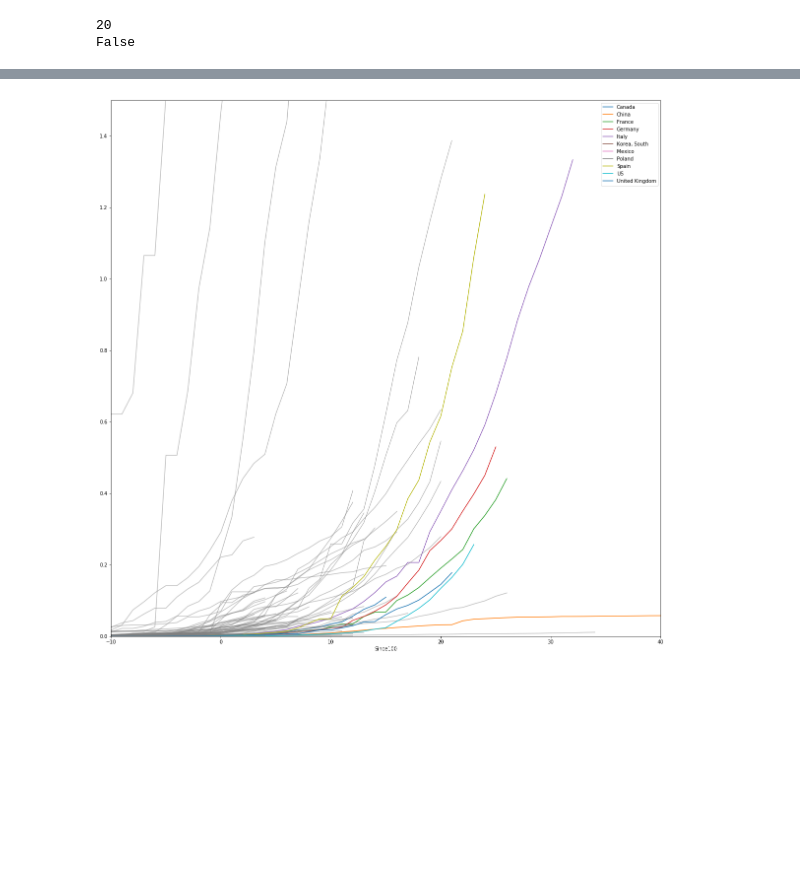
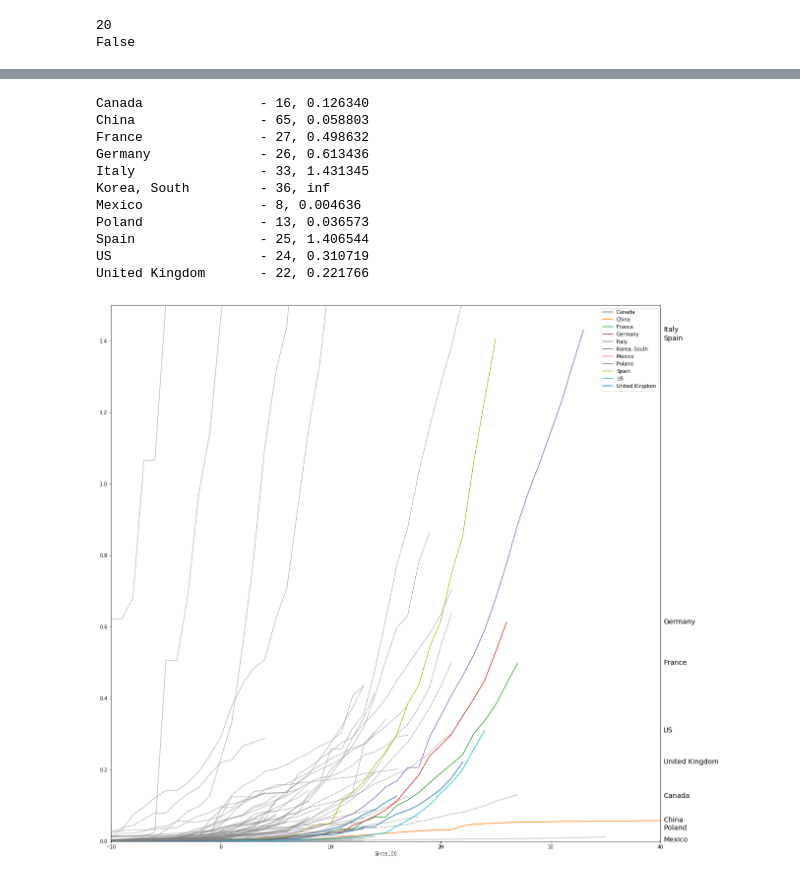
Before and after one commit to bartman/covid19, a Jupyter notebook: covid19-1.ipynb, the cells around one changed output, grey strips where cells are left out. Drawn from its saved outputs; the diff is of its cells as text; code cells hidden in the pictures; blank space fills up the shorter version.

```diff
--- a/covid19-1.ipynb
+++ b/covid19-1.ipynb
@@ -285,6 +290,7 @@ d = d.groupby(['Country/Region','Date'],as_index=False).agg(aggregation)
 countries = d['Country/Region'].unique()
 
 focus = ['Canada','US','China','Korea, South','United Kingdom','Poland','Mexico','Italy','Spain','France','Germany']
+#focus = ['Canada','US']
 
 #countries = focus
 #d = d[d['Country/Region'].isin(focus)]
@@ -307,32 +313,58 @@ for cn in countries:
     try:
         num = int(pop[pop['Country'] == pn]['SP.POP.TOTL'])
     except:
         pass
 
     try:
         c = d[d['Country/Region'] == cn]
         x = c[c['Confirmed'].gt(99)].index[0]
         s = c.loc[x]['Date']
         c = c.copy()
         c['Since100'] = c['Date'] - s
         c['Since100'] = c['Since100']/np.timedelta64(1,'D')
         c = c[c['Since100'] > -14]
 
         c['ConfPer1000'] = c['Confirmed'] * 1000 / num
 
 
         if cn in focus:
             c.plot(kind='line',x='Since100',y='ConfPer1000', label=cn, ax=ax)
+
+            end = c.tail(1)
+            ex = int(end['Since100'])
+            ey = float(end['ConfPer1000'])
+            print("%-20s - %u, %f" % (cn,ex,ey))
+
+            try:
+                if ey<10:
+                    ax.annotate(cn, xy=(1,ey), xytext=(6,0),
+                        xycoords = ax.get_yaxis_transform(), textcoords="offset points",
+                        size=14, va="center")
+            except Exception as err:
+                print(cn,err)
+                pass
+
         else:
             c.plot(kind='line',x='Since100',y='ConfPer1000', legend=False, color='gray', alpha=0.5, ax=ax)
 
     except Exception as err:
-        #print(err)
+        #print(cn,err)
         pass
 
 ax.set_xlim([-10,40])
 ax.set_ylim([0,1.5])
 
 plt.show()
 # %% [output]
+Canada               - 16, 0.126340
+China                - 65, 0.058803
+France               - 27, 0.498632
+Germany              - 26, 0.613436
+Italy                - 33, 1.431345
+Korea, South         - 36, inf
+Mexico               - 8, 0.004636
+Poland               - 13, 0.036573
+Spain                - 25, 1.406544
+US                   - 24, 0.310719
+United Kingdom       - 22, 0.221766
-[figure, old version]
+[figure, new version]
```
Also changed, not shown: parts of 4 cells of this notebook, 2 other files.
